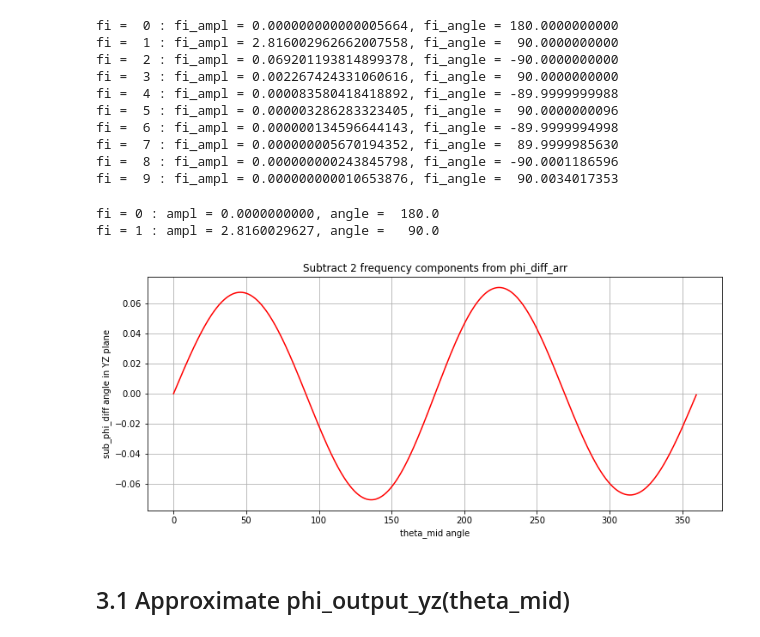
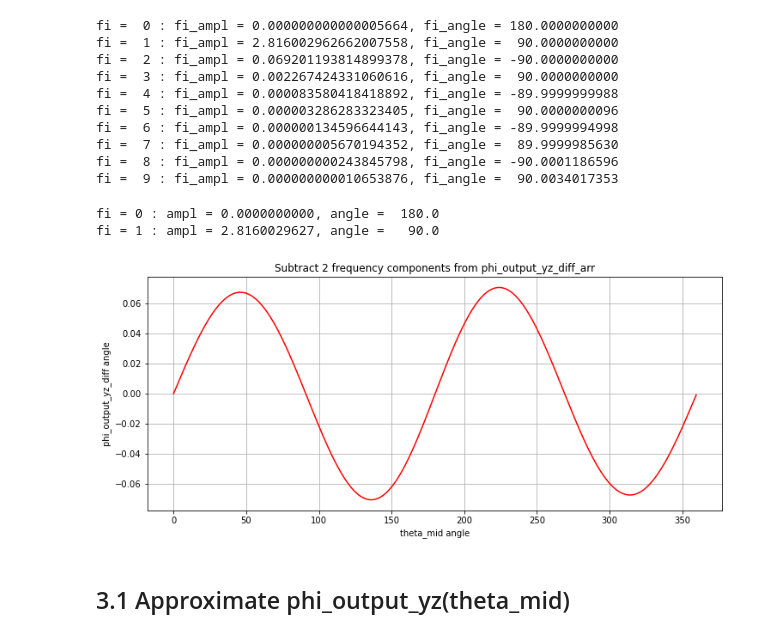
Before and after one commit to erkooi/swivel, a Jupyter notebook: python/swivel.ipynb, the cells around one changed output. Cells and saved outputs as stored; diff of their text form; code cells hidden in the pictures.

```diff
--- a/python/swivel.ipynb
+++ b/python/swivel.ipynb
@@ -218,11 +200,11 @@ plt.savefig(filename)
 # %%
 # Deviation of phi_output_yz from linear part
-phi_linear_part_arr = phi_output_yz_for_analysis + theta_mid_arr / 2
-phi_diff_arr = phi_output_yz_exact_arr - phi_linear_part_arr
+phi_linear_part_arr = sa.phi_output_yz_for_analysis + theta_mid_360_arr / 2
+phi_output_yz_diff_arr = phi_output_yz_analysis_arr - phi_linear_part_arr
 
-plt.plot(theta_mid_arr, phi_diff_arr, 'r-')
-plt.title('Deviation of phi_output_yz from linear')
+plt.plot(theta_mid_360_arr, phi_output_yz_diff_arr, 'r-')
+plt.title('Deviation of phi_output_yz_analysis from linear')
 plt.xlabel('theta_mid angle')
-plt.ylabel('phi_diff angle in YZ plane')
+plt.ylabel('phi_output_yz_diff angle')
 plt.grid()
 # %% [output]
@@ -270,21 +266,22 @@ The deviation of phi_output_yz from linear is NEARLY symmetrical over 180 degree
 # %%
-# Determine harmonics in phi_diff_arr using FFT
+# Determine harmonics in phi_output_yz_diff_arr using FFT
 # . scale by 2/N_points for freq bins and by 1/N_points for DC bin 0
-fft_phi_diff_arr = 2 / N_points * np.fft.rfft(phi_diff_arr)
-fft_phi_diff_arr[0] = fft_phi_diff_arr[0] / 2  # DC bin
-ampl_fft_phi_diff_arr = np.abs(fft_phi_diff_arr)
-angle_fft_phi_diff_arr = np.degrees(np.angle(fft_phi_diff_arr))
+fft_phi_output_yz_diff_arr = 2 / N_points * np.fft.rfft(phi_output_yz_diff_arr)
+fft_phi_output_yz_diff_arr[0] = fft_phi_output_yz_diff_arr[0] / 2  # DC bin
+ampl_fft_phi_output_yz_diff_arr = np.abs(fft_phi_output_yz_diff_arr)
+angle_fft_phi_output_yz_diff_arr = np.degrees(np.angle(fft_phi_output_yz_diff_arr))
 
 if False:
-    plt.plot(ampl_fft_phi_diff_arr, 'r-')
+    plt.plot(ampl_fft_phi_output_yz_diff_arr, 'r-')
     plt.title('Frequency components in deviation of phi_output_yz from linear')
     plt.xlabel('frequency')
-    plt.ylabel('ampl_fft_phi_diff angle in YZ plane')
+    plt.ylabel('ampl_fft_phi_output_yz_diff_arr anglee')
     plt.grid()
 
 nof_f = 10
 for fi in range(nof_f):
-    print('fi = %2d : fi_ampl = %20.18f, fi_angle = %14.10f' % (fi, ampl_fft_phi_diff_arr[fi], angle_fft_phi_diff_arr[fi]))
+    print('fi = %2d : fi_ampl = %20.18f, fi_angle = %14.10f' %
+          (fi, ampl_fft_phi_output_yz_diff_arr[fi], angle_fft_phi_output_yz_diff_arr[fi]))
 # %% [output]
 fi =  0 : fi_ampl = 0.000000000000005664, fi_angle = 180.0000000000
 fi =  1 : fi_ampl = 2.816002962662007558, fi_angle =  90.0000000000
@@ -297,24 +294,24 @@ fi =  7 : fi_ampl = 0.000000005670194352, fi_angle =  89.9999985630
 fi =  8 : fi_ampl = 0.000000000243845798, fi_angle = -90.0001186596
 fi =  9 : fi_ampl = 0.000000000010653876, fi_angle =  90.0034017353
 # %%
-# Subtract frequency components from diff_arr
+# Subtract frequency components from phi_output_yz_diff_arr
 nof_f = 2
-sub_phi_diff_arr = np.ndarray.copy(phi_diff_arr)
+sub_phi_output_yz_diff_arr = np.ndarray.copy(phi_output_yz_diff_arr)
 for fi in range(0, nof_f):
-    fi_ampl = ampl_fft_phi_diff_arr[fi]
-    fi_angle = angle_fft_phi_diff_arr[fi]
+    fi_ampl = ampl_fft_phi_output_yz_diff_arr[fi]
+    fi_angle = angle_fft_phi_output_yz_diff_arr[fi]
     print('fi = %d : ampl = %.10f, angle = %6.1f' % (fi, fi_ampl, fi_angle))
-    sub_phi_diff_arr -= fi_ampl * np.cos(np.radians(fi * theta_mid_arr + fi_angle))
+    sub_phi_output_yz_diff_arr -= fi_ampl * np.cos(np.radians(fi * theta_mid_360_arr + fi_angle))
 
 fig = plt.figure(figsize=(12, 5))  # width, height in inches
-plt.plot(theta_mid_arr, sub_phi_diff_arr, 'r-')
-plt.title('Subtract %d frequency components from phi_diff_arr' % nof_f)
+plt.plot(theta_mid_360_arr, sub_phi_output_yz_diff_arr, 'r-')
+plt.title('Subtract %d frequency components from phi_output_yz_diff_arr' % nof_f)
 plt.xlabel('theta_mid angle')
-plt.ylabel('sub_phi_diff angle in YZ plane')
+plt.ylabel('phi_output_yz_diff angle')
 plt.grid()
 # %% [output]
 fi = 0 : ampl = 0.0000000000, angle =  180.0
 fi = 1 : ampl = 2.8160029627, angle =   90.0
-[figure, old version]
+[figure, new version]
 # %% [markdown]
 ## 3.1 Approximate phi_output_yz(theta_mid)
```
Also changed, not shown: parts of 74 cells of this notebook, 6 other files.
